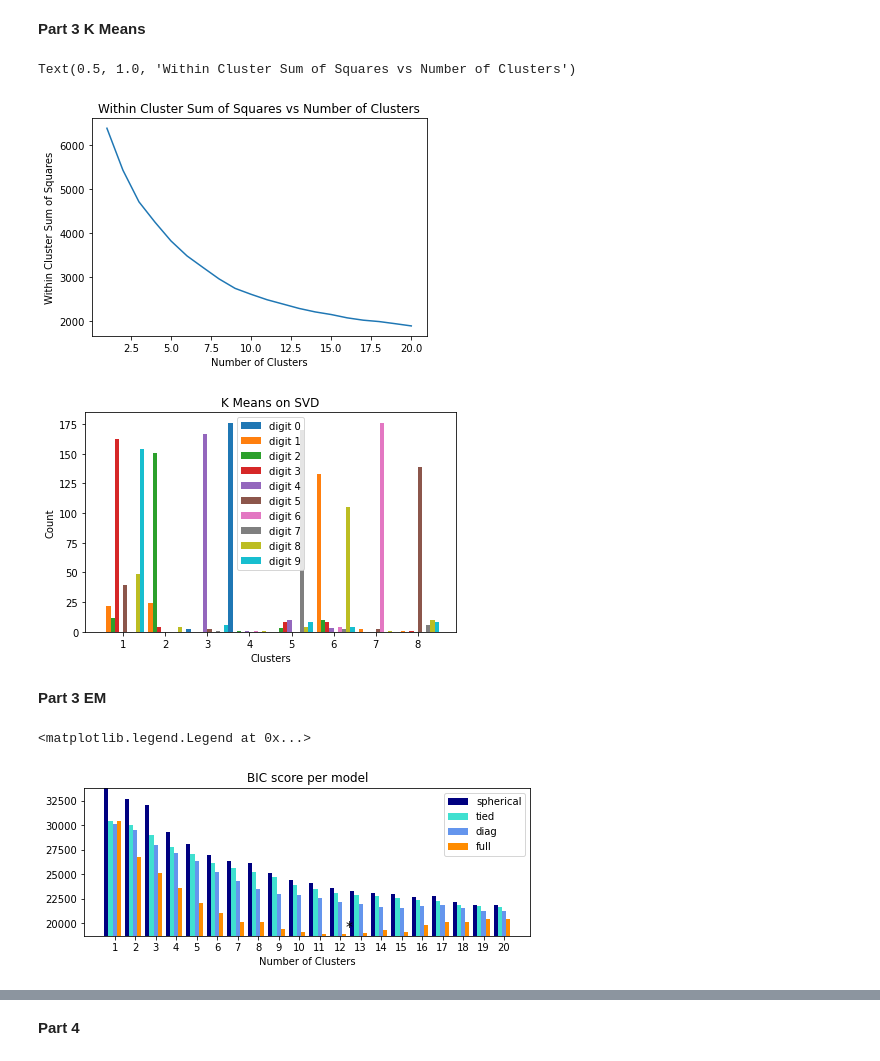
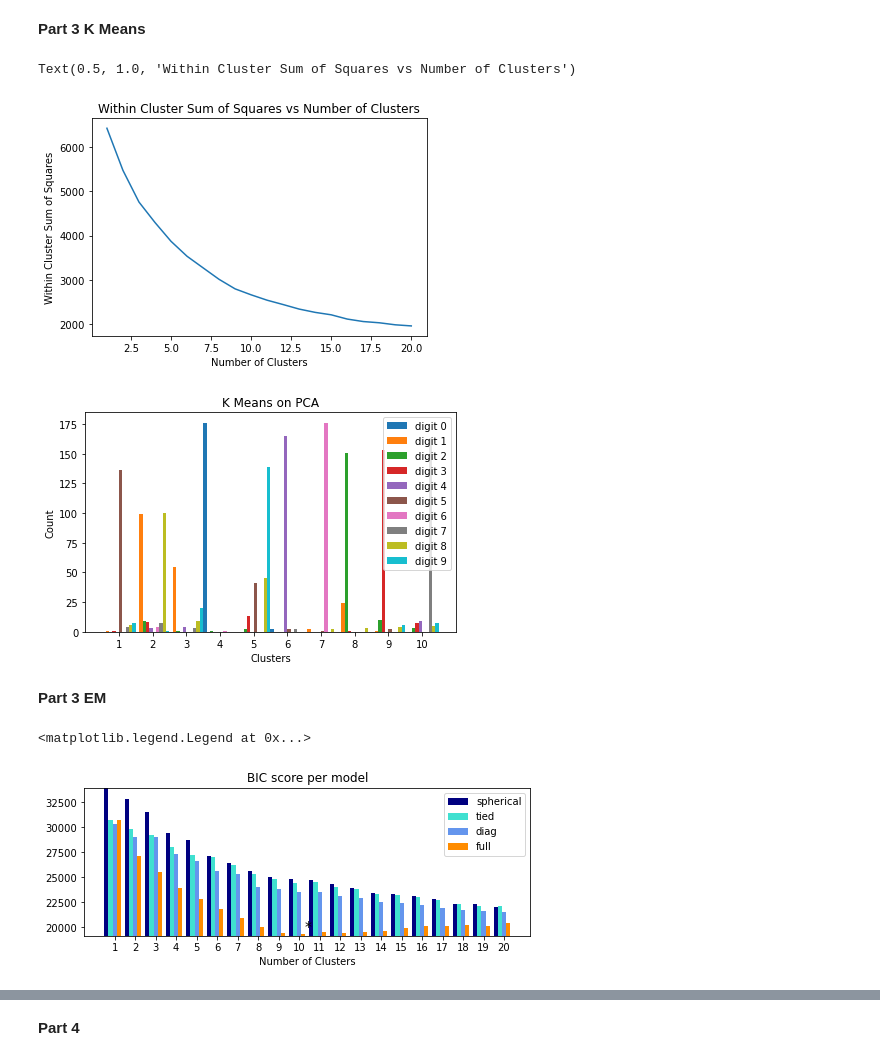
Before and after one commit to bryanliu94/CS7641_Machine_Learning, a Jupyter notebook: Assignment 3/pen digit.ipynb, the cells around one changed output, grey strips where cells are left out. Drawn from its saved outputs; the diff is of its cells as text; code cells hidden in the pictures.

```diff
--- a/Assignment 3/pen digit.ipynb
+++ b/Assignment 3/pen digit.ipynb
@@ -326,10 +320,12 @@ X_svd = svd.fit_transform(X_norm)
 # %% [markdown]
 **Part 3 K Means**
 # %%
-# X_p3 = X_pca
+# use the following lines to select which data to perform clustering on.
+
+X_p3 = X_pca
 # X_p3 = X_ica
 # X_p3 = X_grp
-X_p3 = X_svd
+# X_p3 = X_svd
 
 wcss = []
 for number_of_clusters in range(1, 21):
@@ -343,9 +339,9 @@ plt.ylabel('Within Cluster Sum of Squares')
 plt.title('Within Cluster Sum of Squares vs Number of Clusters')
 # %% [output]
 Text(0.5, 1.0, 'Within Cluster Sum of Squares vs Number of Clusters')
-[figure, old version]
+[figure, new version]
 # %%
-cluster = 8
+cluster = 10
 kmeans = KMeans(n_clusters = cluster, random_state = 42)
 kmeans.fit(X_p3)
 lab = kmeans.labels_
@@ -388,35 +384,35 @@ for i in range(len(lab)):
 # women_means = [25, 32, 34, 20, 25]
 
 x = np.arange(1, cluster+1)  # the label locations
 width = 0.1  # the width of the bars
 
 fig, ax = plt.subplots()
 rects0 = ax.bar(x - 9*width/2, bar0, width, label='digit 0')
 rects1 = ax.bar(x - 7*width/2, bar1, width, label='digit 1')
 rects2 = ax.bar(x - 5*width/2, bar2, width, label='digit 2')
 rects3 = ax.bar(x - 3*width/2, bar3, width, label='digit 3')
 rects4 = ax.bar(x - width/2, bar4, width, label='digit 4')
 rects5 = ax.bar(x + width/2, bar5, width, label='digit 5')
 rects6 = ax.bar(x + 3*width/2, bar6, width, label='digit 6')
 rects7 = ax.bar(x + 5*width/2, bar7, width, label='digit 7')
 rects8 = ax.bar(x + 7*width/2, bar8, width, label='digit 8')
 rects9 = ax.bar(x + 9*width/2, bar9, width, label='digit 9')
 
 # Add some text for labels, title and custom x-axis tick labels, etc.
 ax.set_ylabel('Count')
 ax.set_xlabel('Clusters')
-ax.set_title('K Means on SVD')
+ax.set_title('K Means on PCA')
 ax.set_xticks(x)
 ax.legend()
 
 # ax.bar_label(rects1, padding=3)
 # ax.bar_label(rects2, padding=3)
 
 fig.tight_layout()
 
 plt.show()
 # %% [output]
-[figure, old version]
+[figure, new version]
 # %% [markdown]
 **Part 3 EM**
 # %%
@@ -467,7 +463,7 @@ spl.set_xlabel("Number of Clusters")
 spl.legend([b[0] for b in bars], cv_types)
 # %% [output]
 <matplotlib.legend.Legend at 0x...>
-[figure, old version]
+[figure, new version]
 # %%
 lab = clf_gmm.fit_predict(X)
 cluster = 12
```
Also changed, not shown: parts of 4 cells of this notebook, 4 other files.
